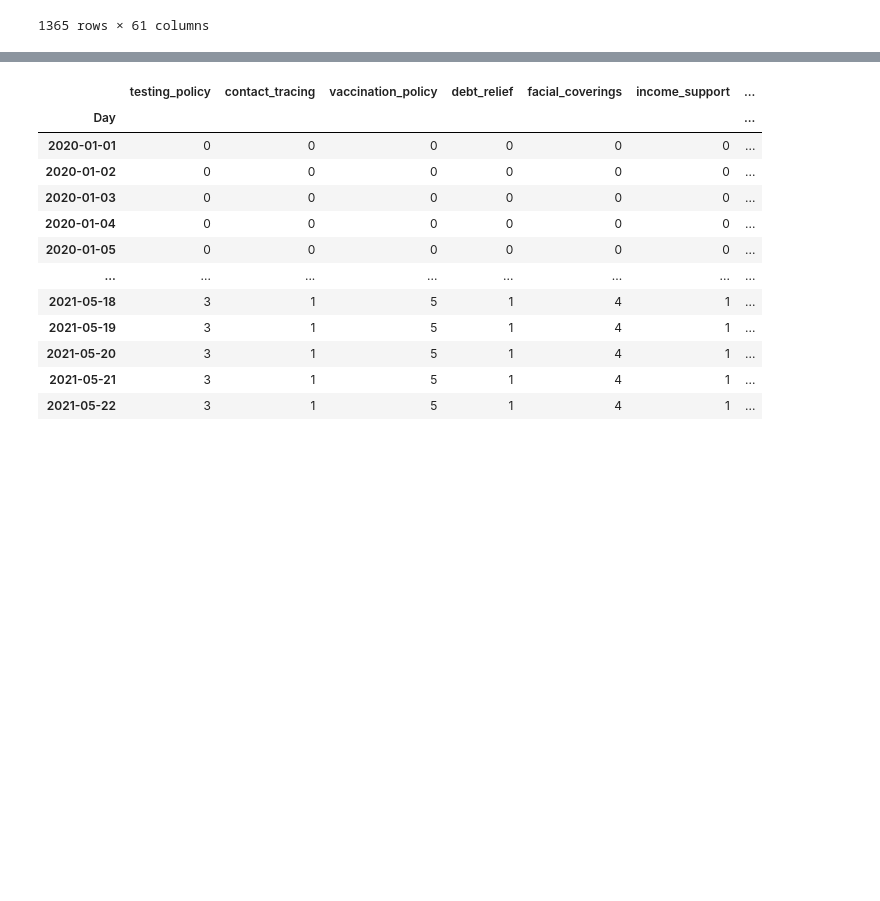
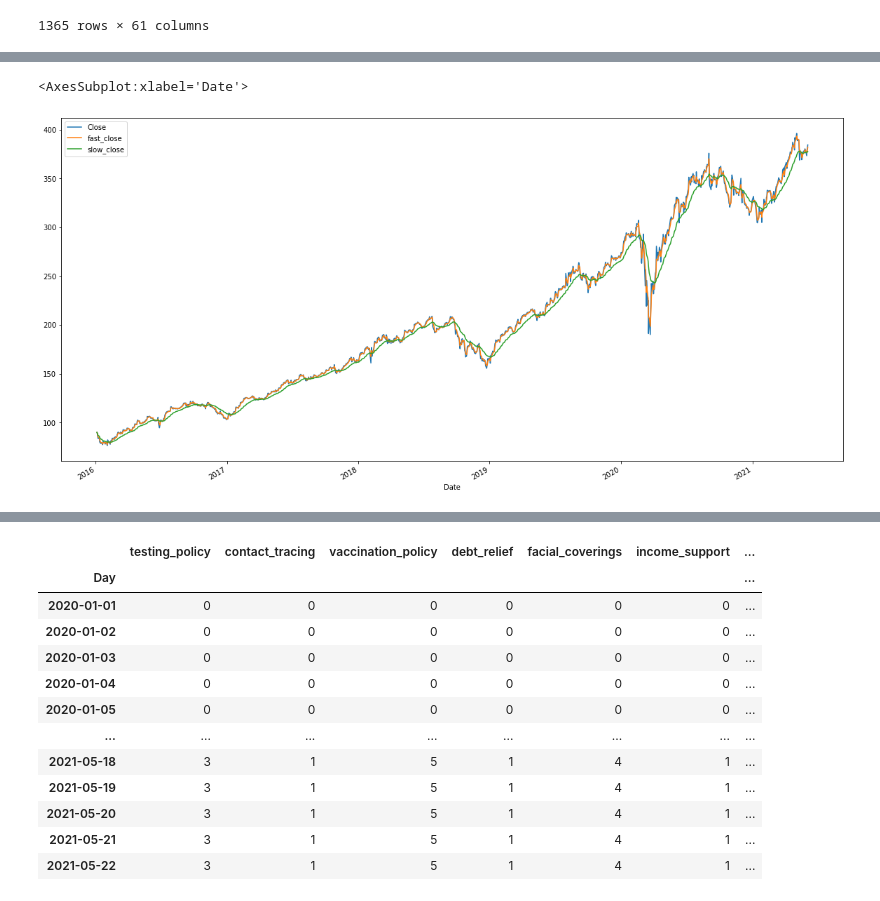
Before and after one commit to scolpan/etf_ml, a Jupyter notebook: InitialETF.ipynb, the cells around one changed output, grey strips where cells are left out. Saved outputs shown, nothing was run; the diff lists cells and outputs as text; code cells hidden in the pictures; blank space fills up the shorter version.

```diff
--- a/InitialETF.ipynb
+++ b/InitialETF.ipynb
@@ -76,3 +77,7 @@ etf_returns = etf_df.pct_change()
 cumulative_returns = (1+etf_returns).cumprod()
 
 #cumulative_returns.plot(figsize=(20, 20))
+# %%
+etf_returns.dropna(inplace=True)
+
+etf_returns
@@ -78,0 +101,24 @@ cumulative_returns = (1+etf_returns).cumprod()
+# %%
+# Change Signal
+
+sig_df = pd.DataFrame(index=etf_returns.index)
+
+sig_df['Close'] = etf_df['SPGI']
+sig_df['daily_return'] = etf_returns['SPGI']
+# %%
+### Construct Exponential Moving Average of Closing Prices (Trading Signal, Feature One)
+
+# Set short and long windows
+short_window = 1
+long_window = 10
+
+# Construct a `Fast` and `Slow` Exponential Moving Average from short and long windows, respectively
+sig_df['fast_close'] = sig_df['Close'].ewm(halflife=short_window).mean()
+sig_df['slow_close'] = sig_df['Close'].ewm(halflife=long_window).mean()
+
+# Construct a crossover trading signal
+sig_df['crossover_long'] = np.where(sig_df['fast_close'] > sig_df['slow_close'], 1.0, 0.0)
+sig_df['crossover_short'] = np.where(sig_df['fast_close'] < sig_df['slow_close'], -1.0, 0.0)
+sig_df['crossover_signal'] = sig_df['crossover_long'] + sig_df['crossover_short']
+
+sig_df
@@ -78,0 +140,6 @@ cumulative_returns = (1+etf_returns).cumprod()
+# %%
+### Plot Exponential Moving Average of Closing Prices
+sig_df[['Close', 'fast_close', 'slow_close']].plot(figsize=(20,10))
+# %% [output]
+<AxesSubplot:xlabel='Date'>
+[figure, added]
```
Also changed, not shown: parts of 30 cells of this notebook.
